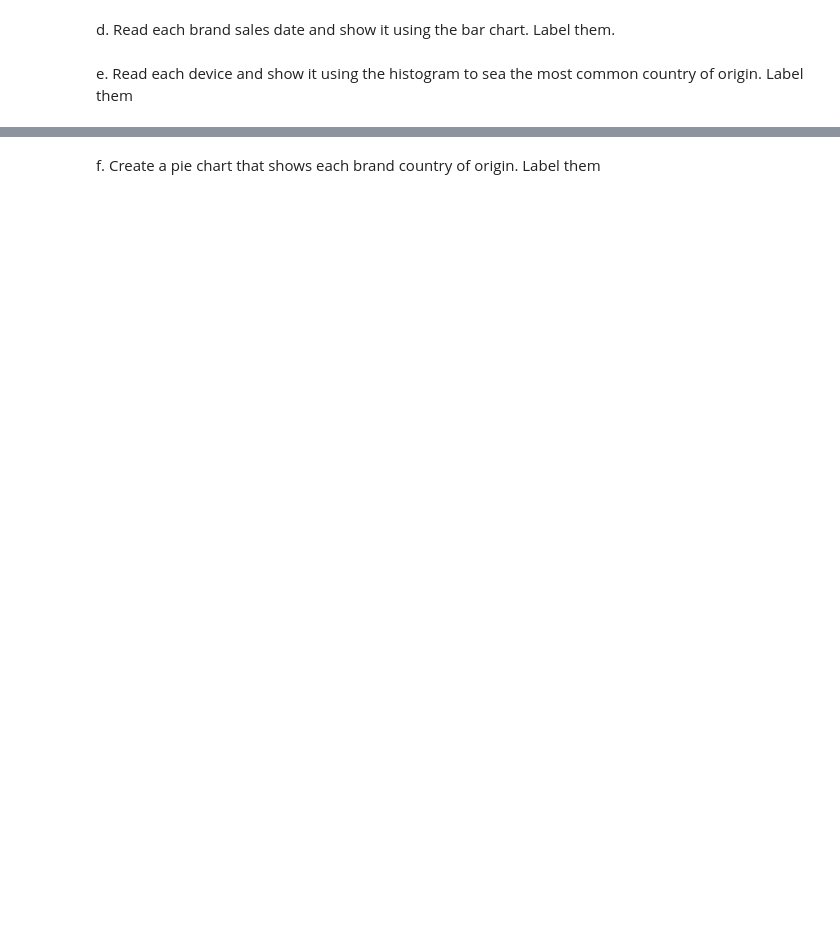
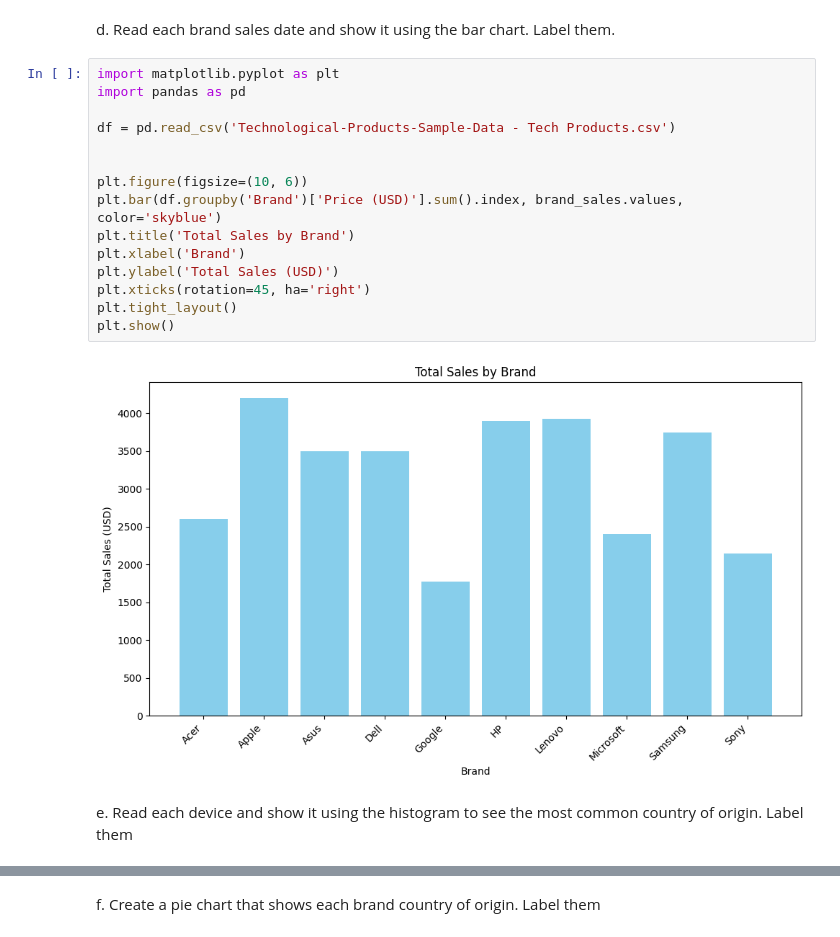
Before and after one commit to LeojTandayu/VDA-CPE031-CPE21S4, a Jupyter notebook: Exercise9.ipynb, the cells around one changed output, grey strips where cells are left out. Saved outputs shown, nothing was run; the diff lists cells and outputs as text; blank space fills up the shorter version.

```diff
--- a/Exercise9.ipynb
+++ b/Exercise9.ipynb
@@ -112,4 +115,21 @@ plt.show()
 # %% [markdown]
 d. Read each brand sales date and show it using the bar chart. Label them.
+# %%
+import matplotlib.pyplot as plt
+import pandas as pd
+
+df = pd.read_csv('Technological-Products-Sample-Data - Tech Products.csv')
+
+
+plt.figure(figsize=(10, 6))
+plt.bar(df.groupby('Brand')['Price (USD)'].sum().index, brand_sales.values, color='skyblue')
+plt.title('Total Sales by Brand')
+plt.xlabel('Brand')
+plt.ylabel('Total Sales (USD)')
+plt.xticks(rotation=45, ha='right')
+plt.tight_layout()
+plt.show()
+# %% [output]
+[figure, added]
 # %% [markdown]
-e. Read each device and show it using the histogram to sea the most common country of origin. Label them
+e. Read each device and show it using the histogram to see the most common country of origin. Label them
```
Also changed, not shown: parts of 4 cells of this notebook.
